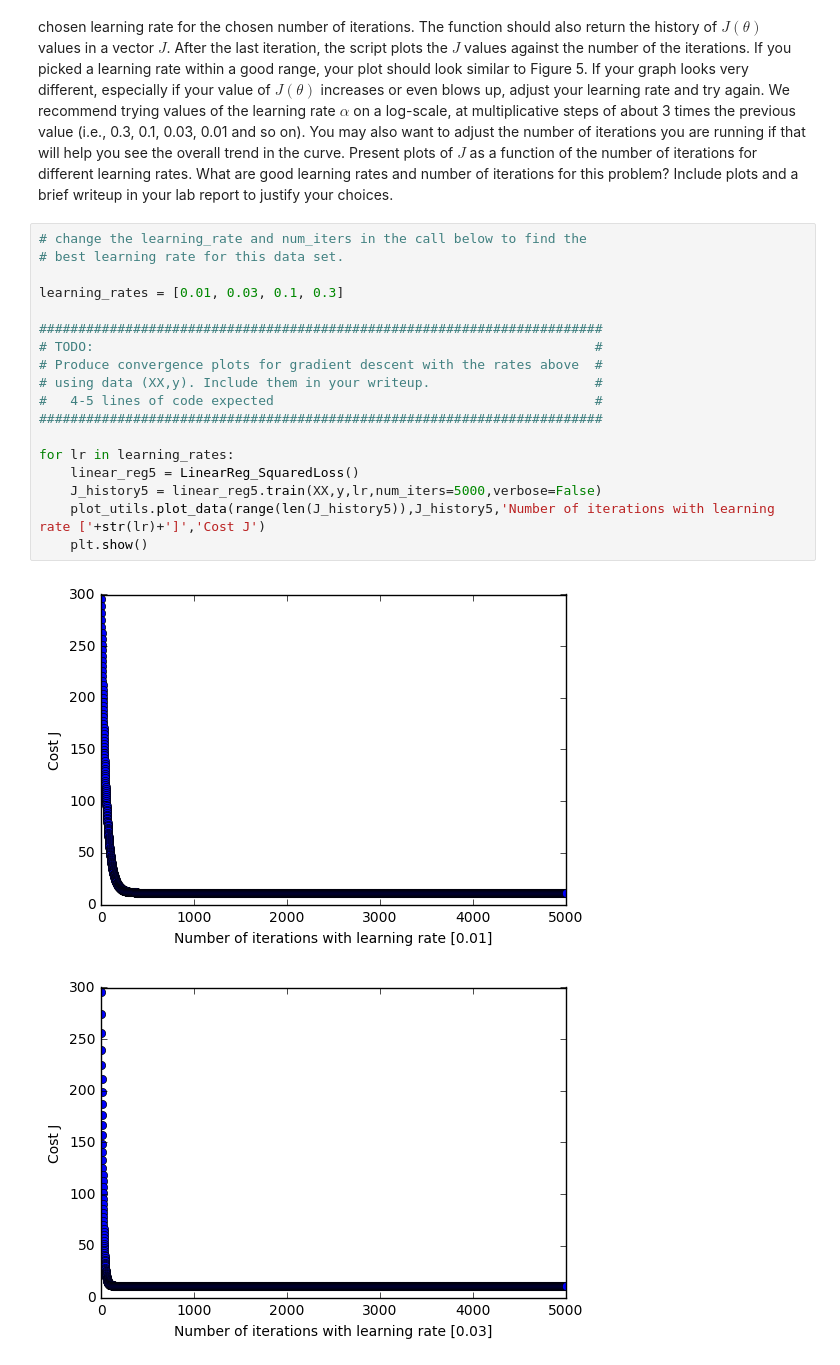
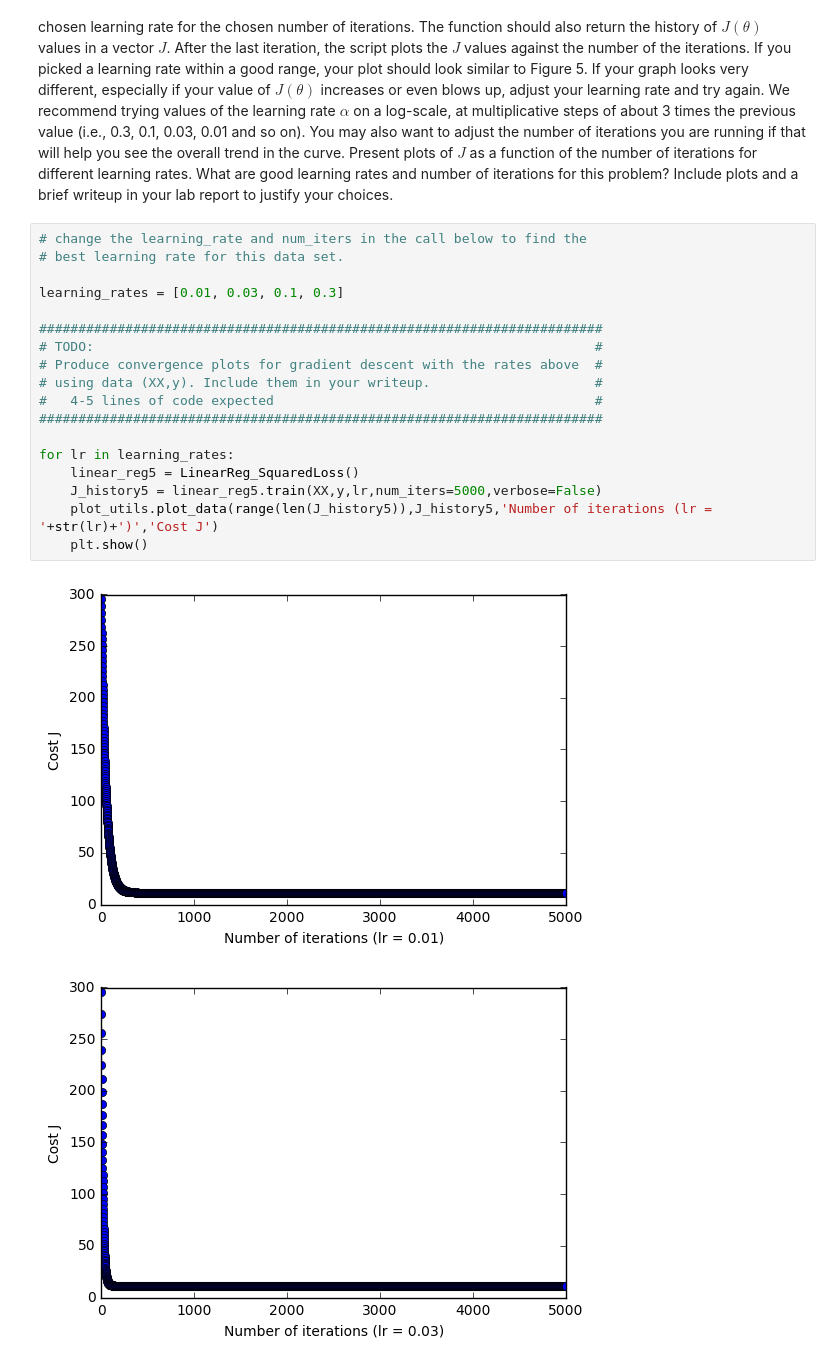
Before and after one commit to CryoSky/ML, a Jupyter notebook: homework/hw1/part1/ex_multi.ipynb, the cells around one changed output. Cells and saved outputs as stored; diff of their text form.

```diff
--- a/homework/hw1/part1/ex_multi.ipynb
+++ b/homework/hw1/part1/ex_multi.ipynb
@@ -166,21 +166,21 @@ will help you see the overall trend in the curve. Present plots of $J$ as a func
 # %%
 # change the learning_rate and num_iters in the call below to find the
 # best learning rate for this data set.
 
 learning_rates = [0.01, 0.03, 0.1, 0.3]
 
 ########################################################################
 # TODO:                                                                #
 # Produce convergence plots for gradient descent with the rates above  #
 # using data (XX,y). Include them in your writeup.                     #
 #   4-5 lines of code expected                                         #
 ########################################################################
 
 for lr in learning_rates:
     linear_reg5 = LinearReg_SquaredLoss()
     J_history5 = linear_reg5.train(XX,y,lr,num_iters=5000,verbose=False)
-    plot_utils.plot_data(range(len(J_history5)),J_history5,'Number of iterations with learning rate ['+str(lr)+']','Cost J')
+    plot_utils.plot_data(range(len(J_history5)),J_history5,'Number of iterations (lr = '+str(lr)+')','Cost J')
     plt.show()
 # %% [output]
-[figure, old version]
+[figure, new version]
-[figure, old version]
+[figure, new version]
```
Also changed, not shown: parts of 1 cell of this notebook.
